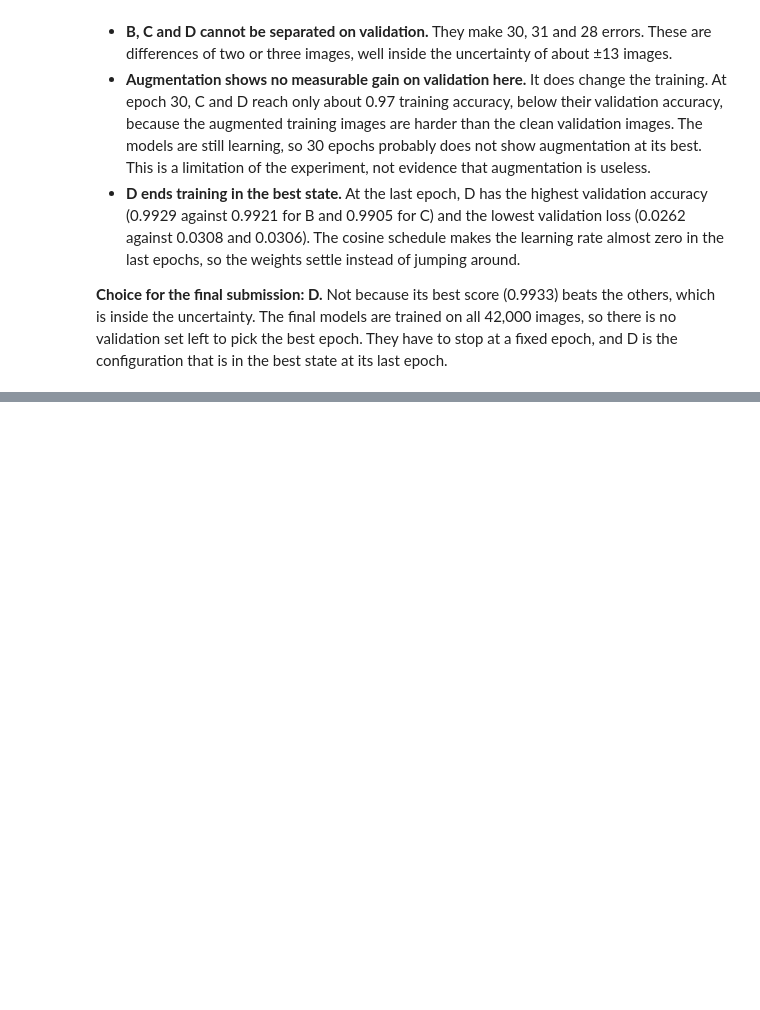
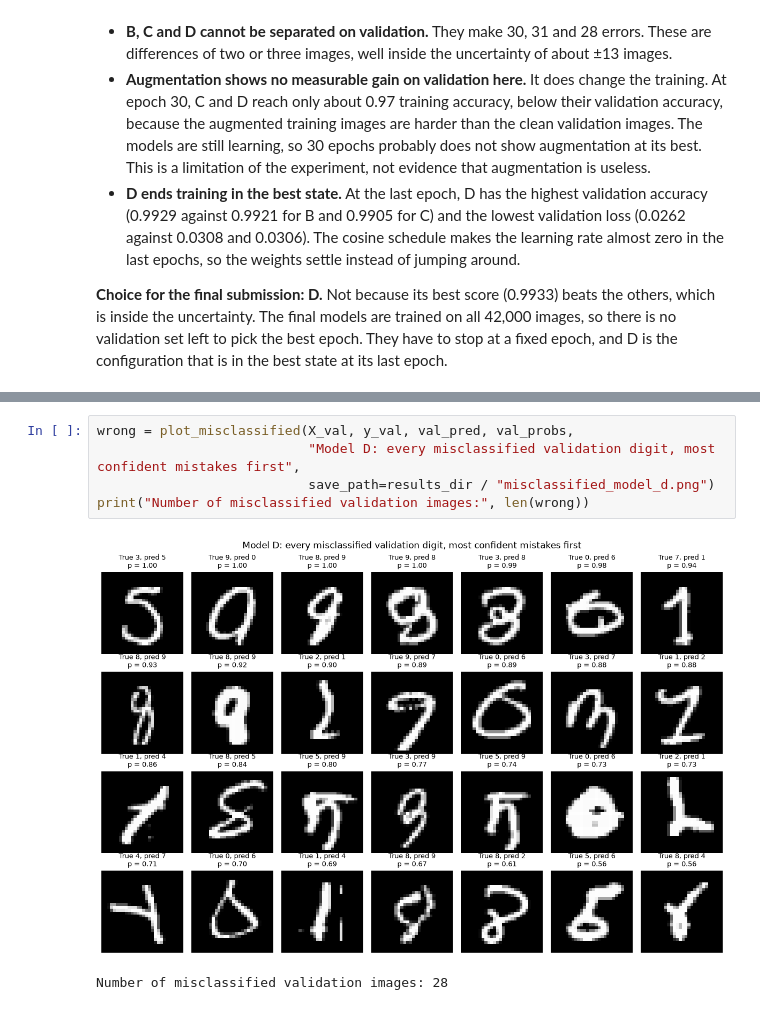
Before and after one commit to estellearnander/digit-recognizer, a Jupyter notebook: notebooks/digit_recognizer.ipynb, the cells around one changed output, grey strips where cells are left out. Saved outputs shown, nothing was run; the diff lists cells and outputs as text; blank space fills up the shorter version.

```diff
--- a/notebooks/digit_recognizer.ipynb
+++ b/notebooks/digit_recognizer.ipynb
@@ -607,0 +684,8 @@ epoch. They have to stop at a fixed epoch, and D is the configuration that is in
+# %%
+wrong = plot_misclassified(X_val, y_val, val_pred, val_probs,
+                           "Model D: every misclassified validation digit, most confident mistakes first",
+                           save_path=results_dir / "misclassified_model_d.png")
+print("Number of misclassified validation images:", len(wrong))
+# %% [output]
+[figure, added]
+Number of misclassified validation images: 28
```
Also changed, not shown: parts of 9 cells of this notebook, 8 other files.
